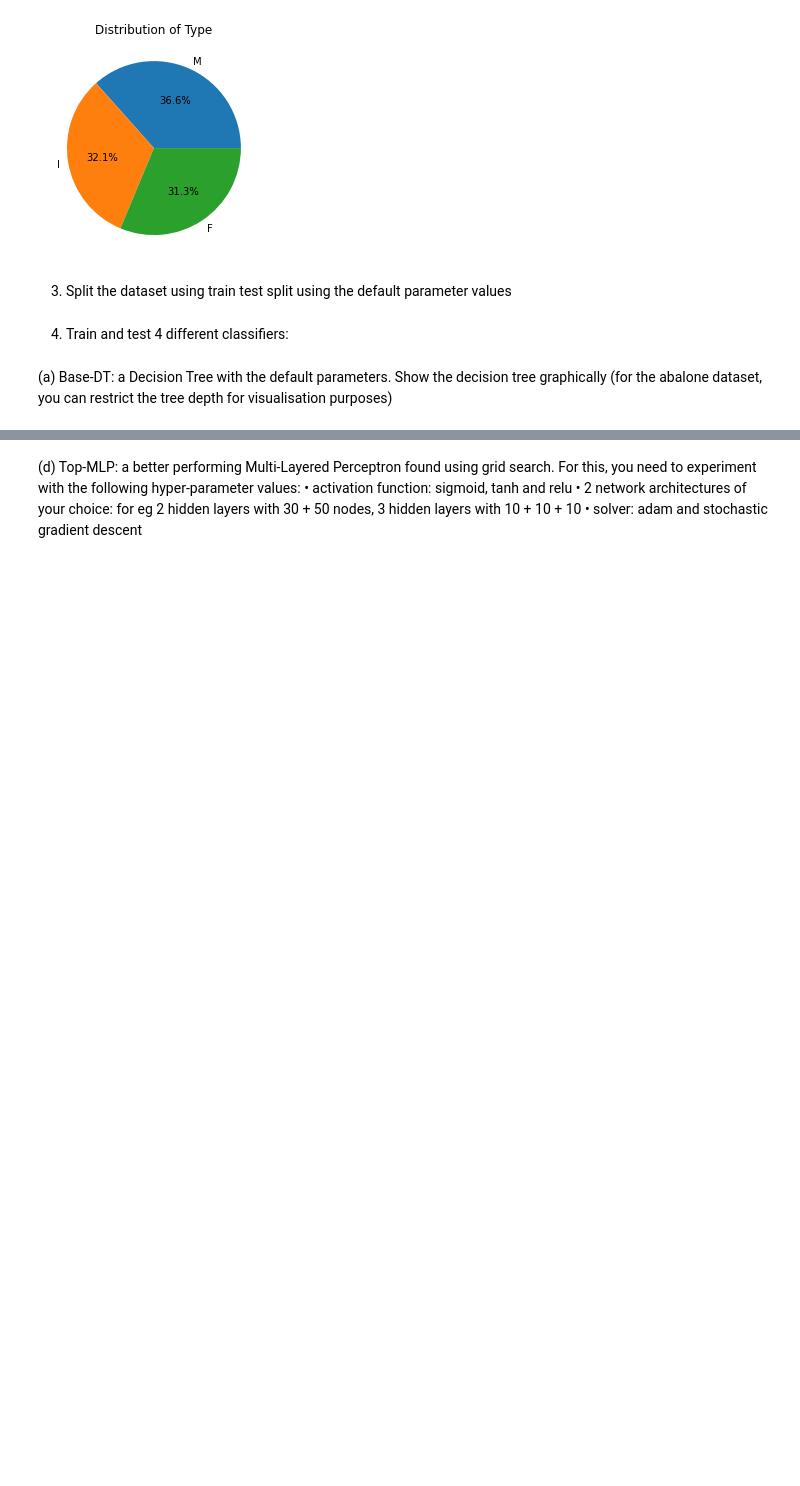
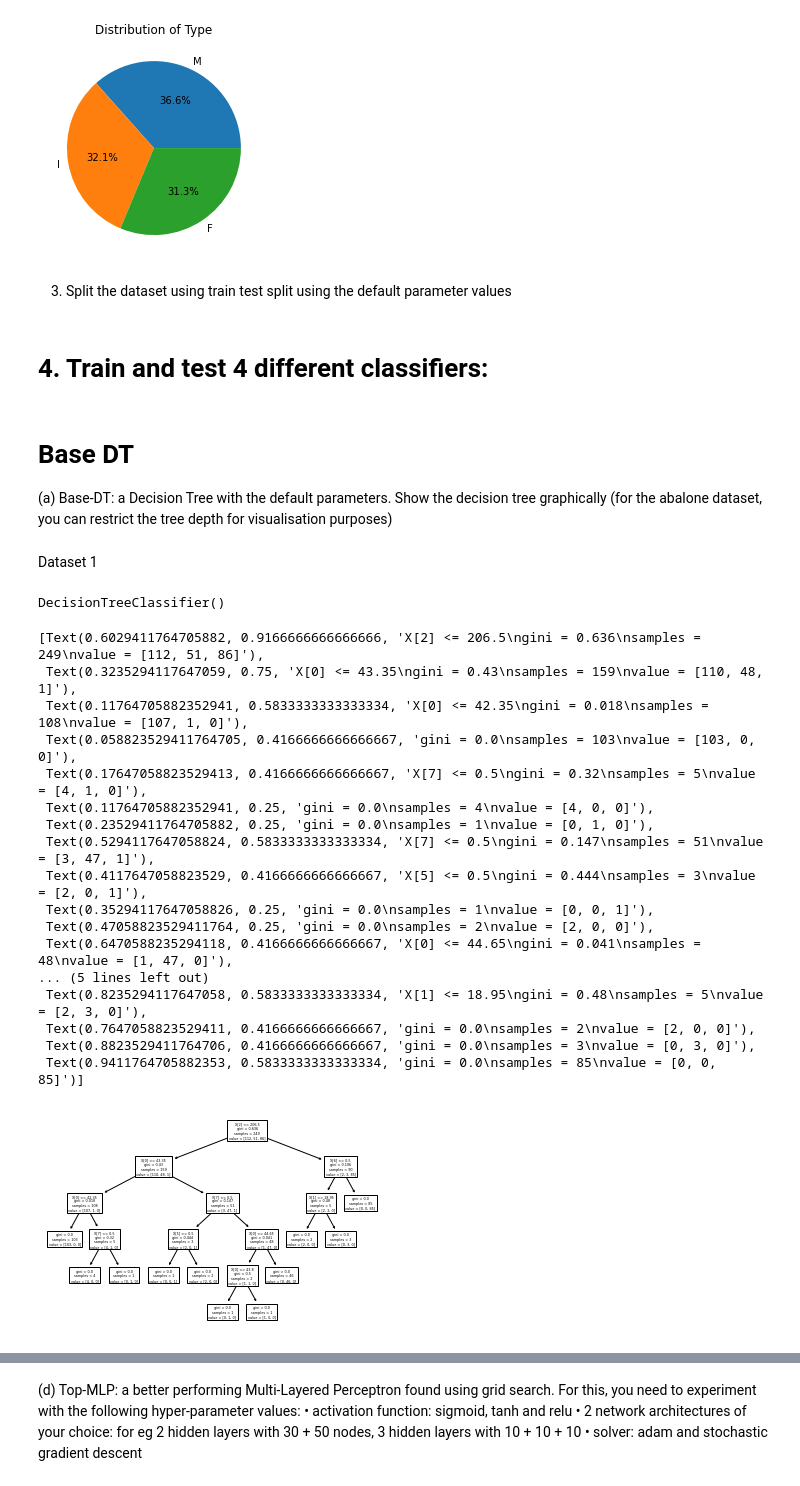
Before and after one commit to MSTELLA/COMP472_A1, a Jupyter notebook: COMP472_A1.ipynb, the cells around one changed output, grey strips where cells are left out. Cells and saved outputs as stored; diff of their text form; code cells hidden in the pictures; blank space fills up the shorter version.

```diff
--- a/COMP472_A1.ipynb
+++ b/COMP472_A1.ipynb
@@ -136,7 +151,38 @@ y2 = df2['Type']
 
 X2_train, X2_test, y2_train, y2_test = train_test_split(X2, y2, test_size = 0.25)
 # %% [markdown]
-4. Train and test 4 different classifiers:
+# 4. Train and test 4 different classifiers:
 # %% [markdown]
+# Base DT
 (a) Base-DT: a Decision Tree with the default parameters. Show the decision tree graphically (for the
 abalone dataset, you can restrict the tree depth for visualisation purposes)
+# %% [markdown]
+Dataset 1
+# %%
+# Training base DT
+base_DT_D1 = DecisionTreeClassifier()
+base_DT_D1.fit(X_train, y_train)
+# %% [output]
+DecisionTreeClassifier()
+# %%
+# Tree Visualization : https://scikit-learn.org/stable/modules/generated/sklearn.tree.plot_tree.html TODO : change figure size because its really tiny
+tree.plot_tree(base_DT_D1)
+# %% [output]
+[Text(0.6029411764705882, 0.9166666666666666, 'X[2] <= 206.5\ngini = 0.636\nsamples = 249\nvalue = [112, 51, 86]'),
+ Text(0.3235294117647059, 0.75, 'X[0] <= 43.35\ngini = 0.43\nsamples = 159\nvalue = [110, 48, 1]'),
+ Text(0.11764705882352941, 0.5833333333333334, 'X[0] <= 42.35\ngini = 0.018\nsamples = 108\nvalue = [107, 1, 0]'),
+ Text(0.058823529411764705, 0.4166666666666667, 'gini = 0.0\nsamples = 103\nvalue = [103, 0, 0]'),
+ Text(0.17647058823529413, 0.4166666666666667, 'X[7] <= 0.5\ngini = 0.32\nsamples = 5\nvalue = [4, 1, 0]'),
+ Text(0.11764705882352941, 0.25, 'gini = 0.0\nsamples = 4\nvalue = [4, 0, 0]'),
+ Text(0.23529411764705882, 0.25, 'gini = 0.0\nsamples = 1\nvalue = [0, 1, 0]'),
+ Text(0.5294117647058824, 0.5833333333333334, 'X[7] <= 0.5\ngini = 0.147\nsamples = 51\nvalue = [3, 47, 1]'),
+ Text(0.4117647058823529, 0.4166666666666667, 'X[5] <= 0.5\ngini = 0.444\nsamples = 3\nvalue = [2, 0, 1]'),
+ Text(0.35294117647058826, 0.25, 'gini = 0.0\nsamples = 1\nvalue = [0, 0, 1]'),
+ Text(0.47058823529411764, 0.25, 'gini = 0.0\nsamples = 2\nvalue = [2, 0, 0]'),
+ Text(0.6470588235294118, 0.4166666666666667, 'X[0] <= 44.65\ngini = 0.041\nsamples = 48\nvalue = [1, 47, 0]'),
+... (5 lines left out)
+ Text(0.8235294117647058, 0.5833333333333334, 'X[1] <= 18.95\ngini = 0.48\nsamples = 5\nvalue = [2, 3, 0]'),
+ Text(0.7647058823529411, 0.4166666666666667, 'gini = 0.0\nsamples = 2\nvalue = [2, 0, 0]'),
+ Text(0.8823529411764706, 0.4166666666666667, 'gini = 0.0\nsamples = 3\nvalue = [0, 3, 0]'),
+ Text(0.9411764705882353, 0.5833333333333334, 'gini = 0.0\nsamples = 85\nvalue = [0, 0, 85]')]
+[figure, added]
```
Also changed, not shown: parts of 30 cells of this notebook.
